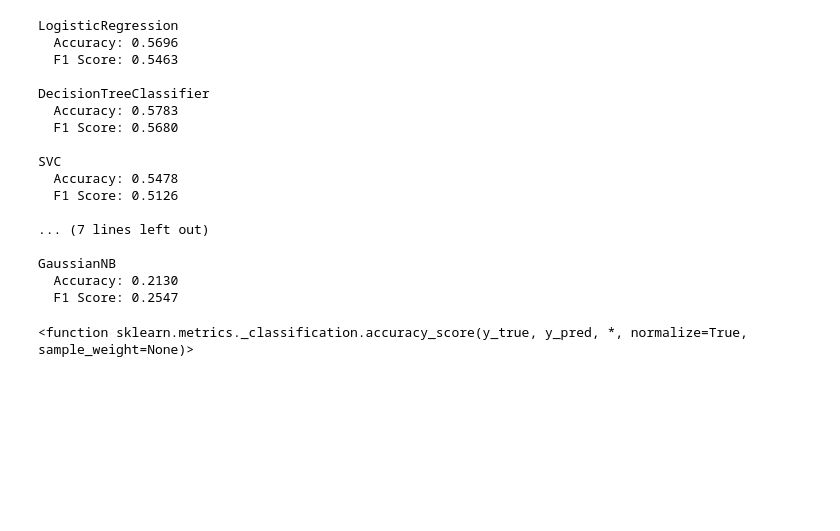
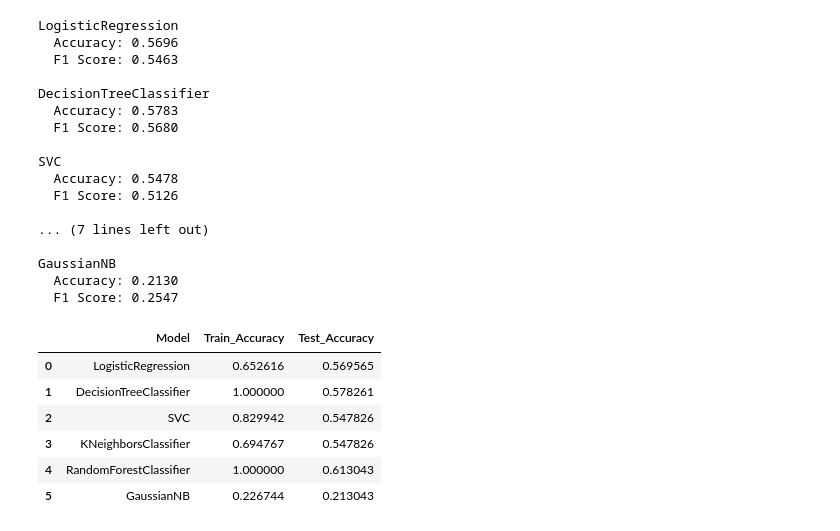
Before and after one commit to JoshOmondi/Heart_disease_DCI, a Jupyter notebook: Heart_Disease_UCI.ipynb, the cells around one changed output. Saved outputs shown, nothing was run; the diff lists cells and outputs as text; code cells hidden in the pictures; blank space fills up the shorter version.

Commit message:
Accuracy score

```diff
--- a/Heart_Disease_UCI.ipynb
+++ b/Heart_Disease_UCI.ipynb
@@ -315,7 +317,32 @@ SVC
 GaussianNB
   Accuracy: 0.2130
   F1 Score: 0.2547
-# %%
-accuracy_score
-# %% [output]
-<function sklearn.metrics._classification.accuracy_score(y_true, y_pred, *, normalize=True, sample_weight=None)>
+# %%
+models=model(X_train,y_train)
+# %%
+from sklearn.metrics import accuracy_score
+
+train_accuracy = []
+test_accuracy = []
+
+for model in models[:6]:
+    train_accuracy.append(accuracy_score(y_train, model.predict(X_train)))
+    test_accuracy.append(accuracy_score(y_test, model.predict(X_test)))
+# %%
+Model=['LogisticRegression','DecisionTreeClassifier','SVC','KNeighborsClassifier','RandomForestClassifier','GaussianNB']
+# %%
+Accuracy_score=pd.DataFrame({
+    'Model':Model,
+    'Train_Accuracy':train_accuracy,
+    'Test_Accuracy':test_accuracy
+})
+# %%
+Accuracy_score
+# %% [output]
+|  | Model | Train_Accuracy | Test_Accuracy |
+| 0 | LogisticRegression | 0.652616 | 0.569565 |
+| 1 | DecisionTreeClassifier | 1.000000 | 0.578261 |
+| 2 | SVC | 0.829942 | 0.547826 |
+| 3 | KNeighborsClassifier | 0.694767 | 0.547826 |
+| 4 | RandomForestClassifier | 1.000000 | 0.613043 |
+| 5 | GaussianNB | 0.226744 | 0.213043 |
```
Also changed, not shown: parts of 2 cells of this notebook.
